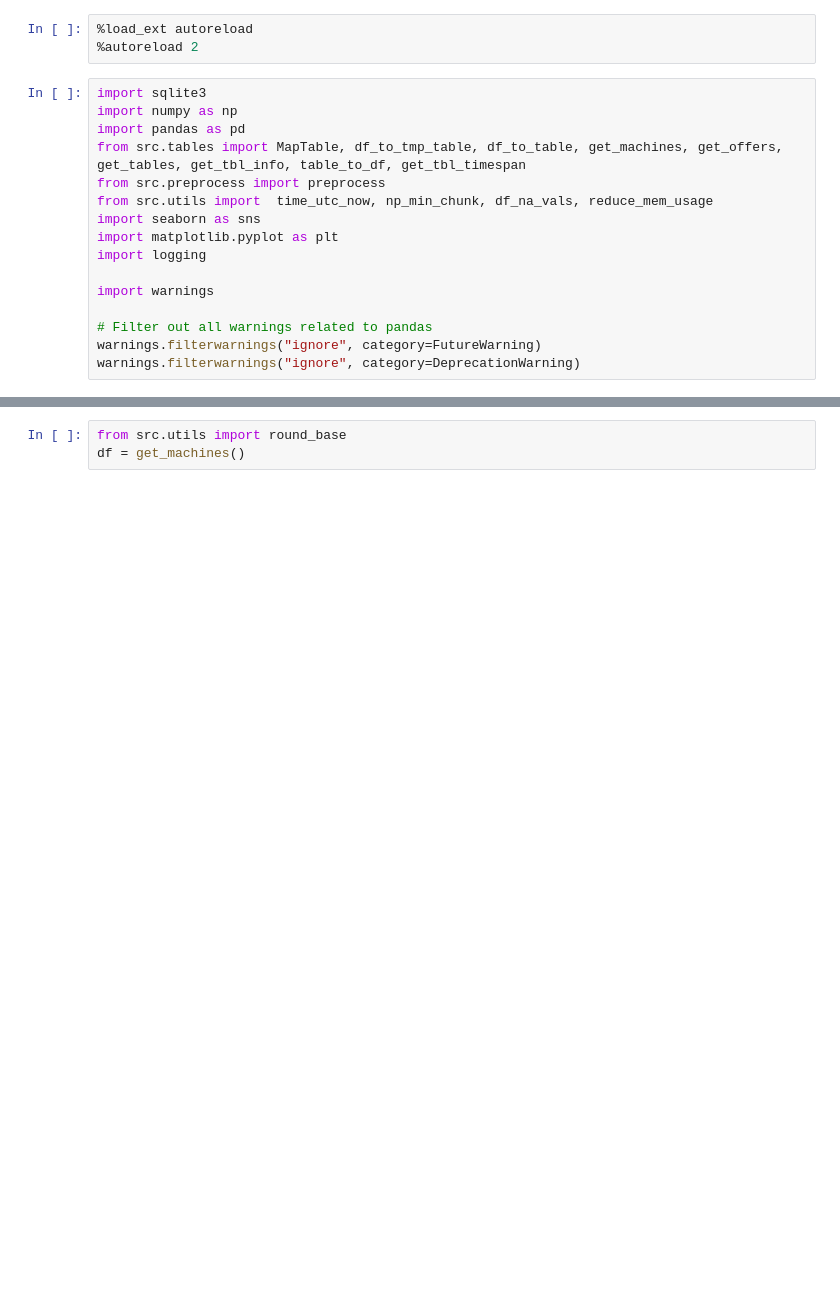
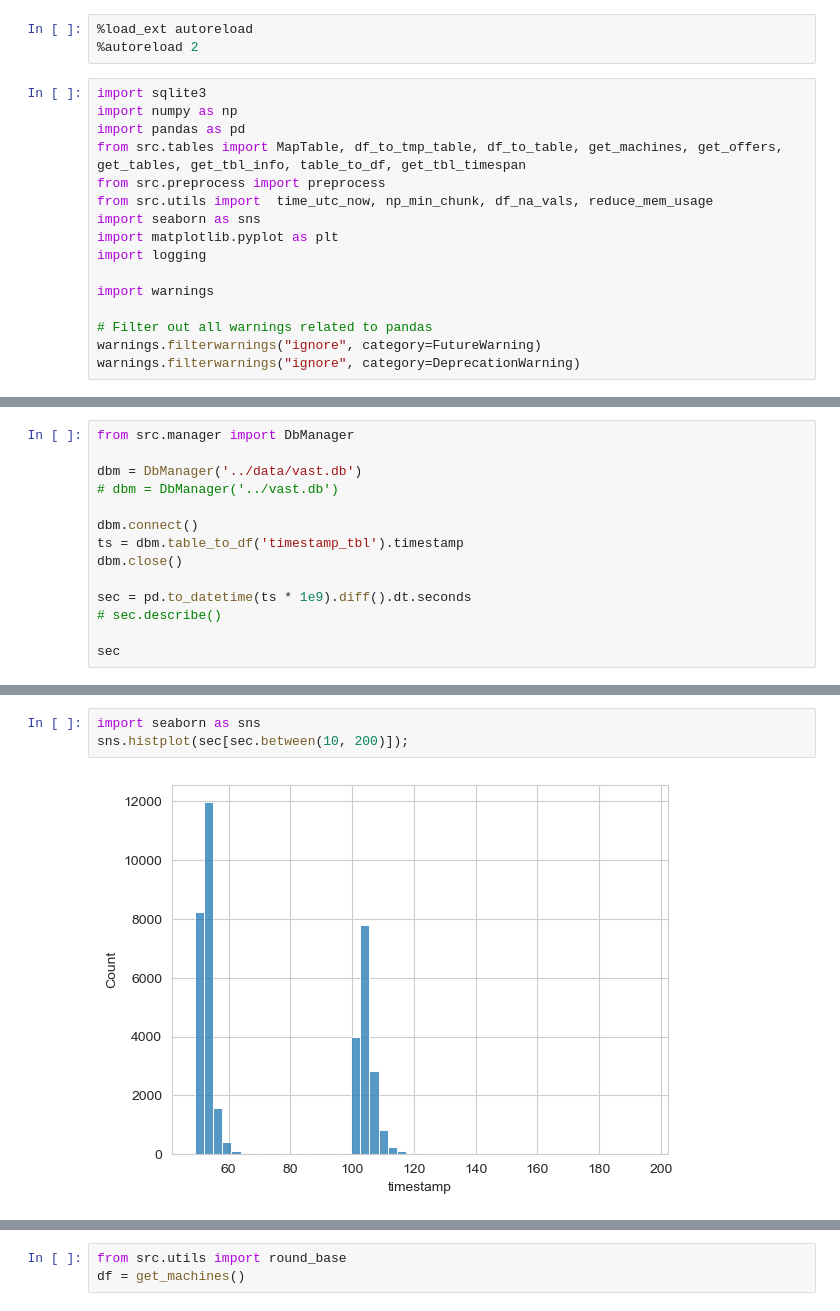
Before and after one commit to alkorolyov/vast-stats, a Jupyter notebook: notebooks/10 - tests.ipynb, the cells around one changed output, grey strips where cells are left out. Drawn from its saved outputs; the diff is of its cells as text; blank space fills up the shorter version.

Commit message:
switch to new tables.py

```diff
--- a/notebooks/10 - tests.ipynb
+++ b/notebooks/10 - tests.ipynb
@@ -23,0 +20,14 @@ conn.close()
+# %%
+from src.manager import DbManager
+
+dbm = DbManager('../data/vast.db')
+# dbm = DbManager('../vast.db')
+
+dbm.connect()
+ts = dbm.table_to_df('timestamp_tbl').timestamp
+dbm.close()
+
+sec = pd.to_datetime(ts * 1e9).diff().dt.seconds
+# sec.describe()
+
+sec
@@ -24 +44,6 @@ conn.close()
+# %%
+import seaborn as sns
+sns.histplot(sec[sec.between(10, 200)]);
+# %% [output]
+[figure, added]
 # %%
```
Also changed, not shown: parts of 3 cells of this notebook, 9 other files.
